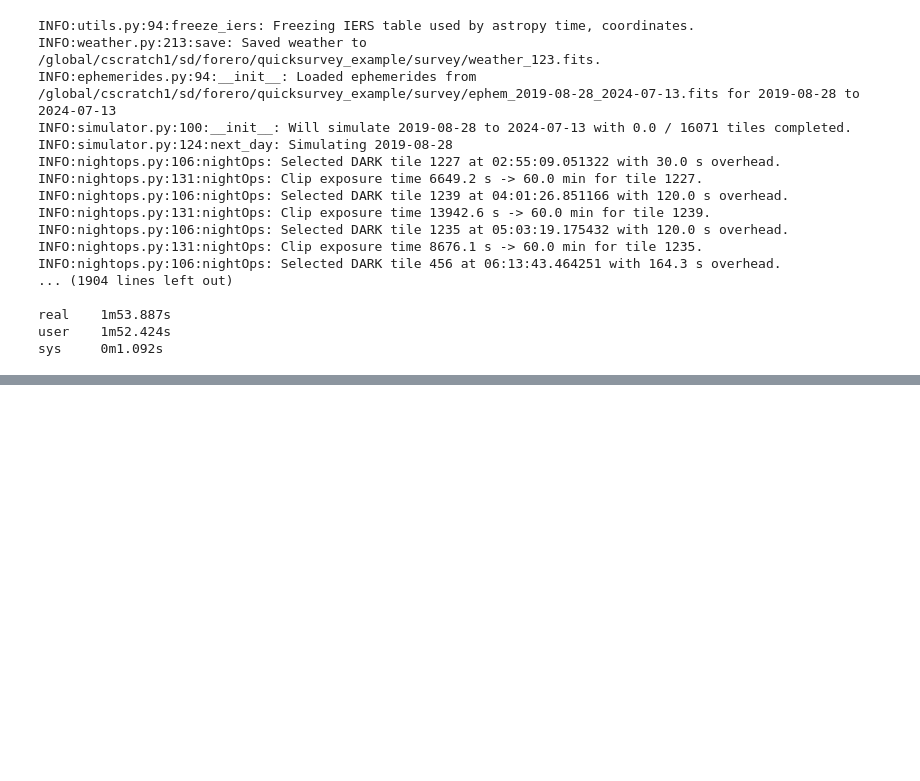
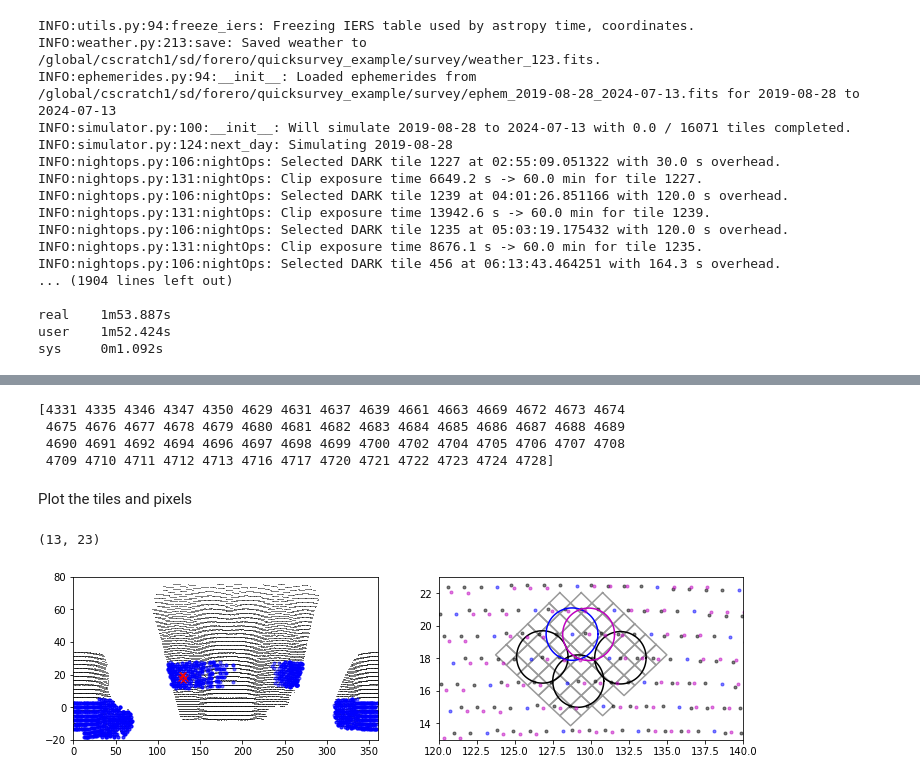
Before and after one commit to desihub/quicksurvey_example, a Jupyter notebook: readme.ipynb, the cells around one changed output, grey strips where cells are left out. Saved outputs shown, nothing was run; the diff lists cells and outputs as text; code cells hidden in the pictures; blank space fills up the shorter version.

```diff
--- a/readme.ipynb
+++ b/readme.ipynb
@@ -62,0 +133,48 @@ sys     0m1.092s
+# %%
+print(pixels)
+# %% [output]
+[4331 4335 4346 4347 4350 4629 4631 4637 4639 4661 4663 4669 4672 4673 4674
+ 4675 4676 4677 4678 4679 4680 4681 4682 4683 4684 4685 4686 4687 4688 4689
+ 4690 4691 4692 4694 4696 4697 4698 4699 4700 4702 4704 4705 4706 4707 4708
+ 4709 4710 4711 4712 4713 4716 4717 4720 4721 4722 4723 4724 4728]
+# %% [markdown]
+Plot the tiles and pixels
+# %%
+def plot_tile(ra, dec, r=1.606, color='k'):
+    '''Approximate plot of tile location'''
+    ang = np.linspace(0, 2*np.pi, 100)
+    x = ra + r*np.cos(ang)/np.cos(np.radians(dec))
+    y = dec + r*np.sin(ang)
+    plt.plot(x,y, '-', color=color)
+
+def plot_healpix(nside, pixels):
+    '''Plot healpix boundaries; doesn't work at RA wraparound'''
+    for p in pixels:
+        xyz = hp.boundaries(nside, p, nest=True)
+        theta, phi = hp.vec2ang(xyz.T)
+        theta = np.concatenate([theta, theta[0:1]])
+        phi = np.concatenate([phi, phi[0:1]])
+        ra, dec = np.degrees(phi), 90-np.degrees(theta)
+        plt.plot(ra, dec, '-', color='0.6')
+
+plt.figure(figsize=(12,3))
+plt.subplot(121)
+plt.plot(tiles['RA'], tiles['DEC'], 'k,', alpha=0.5)
+plt.plot(explist['ra'], explist['dec'], 'b.', alpha=0.5)
+plt.plot(xtiles['RA'], xtiles['DEC'], 'rx')
+plt.xlim(0,360); plt.ylim(-20, 80)
+
+plt.subplot(122)
+plot_healpix(nside, pixels)
+color = dict(DARK='k', GRAY='b', BRIGHT='m')
+for program in ['DARK', 'GRAY', 'BRIGHT']:
+    ii = tiles['PROGRAM'] == program
+    plt.plot(tiles['RA'][ii], tiles['DEC'][ii], '.', color=color[program], alpha=0.5)
+    jj = xtiles['PROGRAM'] == program
+    for t in xtiles[jj]:
+        plot_tile(t['RA'], t['DEC'], color=color[program])
+
+plt.xlim(120, 140); plt.ylim(13, 23)
+# %% [output]
+(13, 23)
+[figure, added]
```
Also changed, not shown: parts of 10 cells of this notebook.
